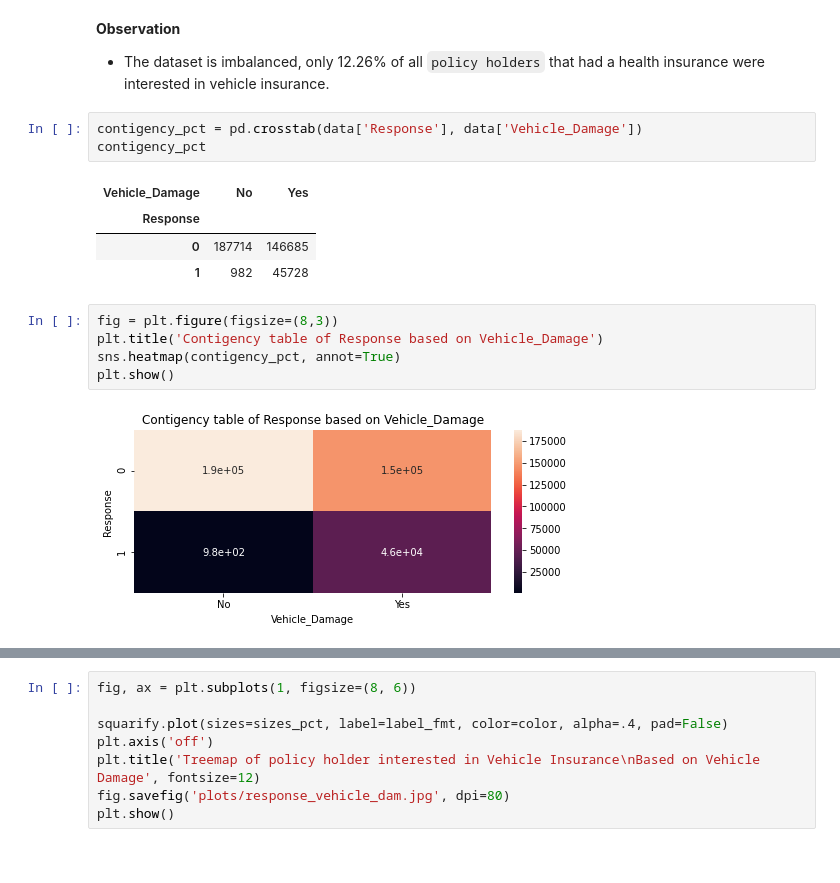
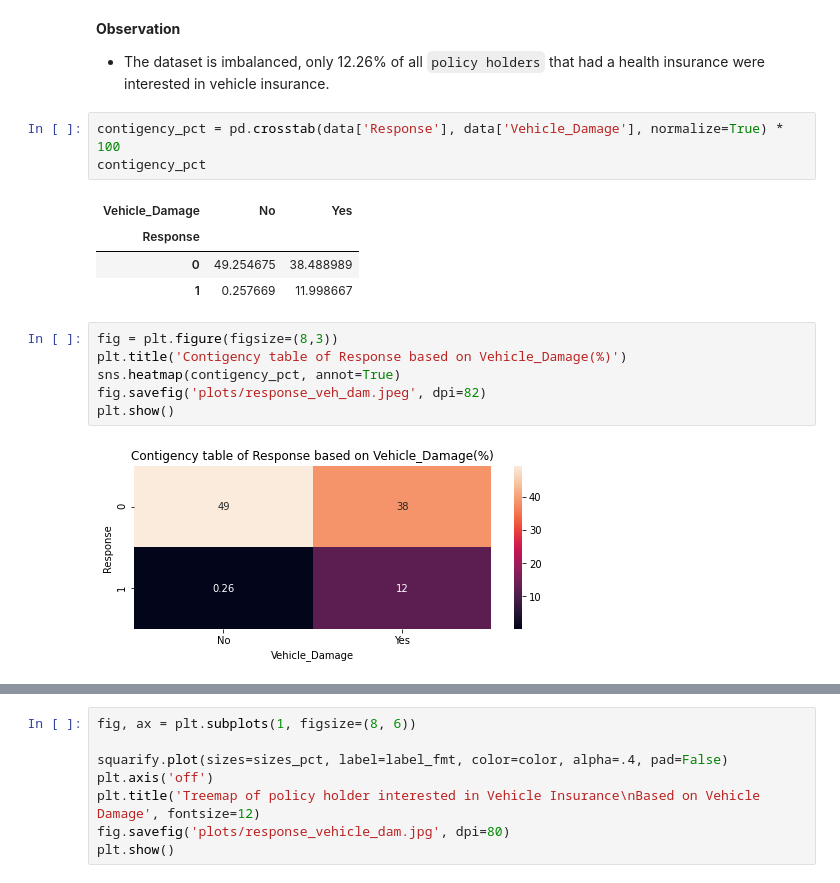
Before and after one commit to samie-hash/insurance-prediction, a Jupyter notebook: DataAnalysisAndViz/analysis.ipynb, the cells around one changed output, grey strips where cells are left out. Drawn from its saved outputs; the diff is of its cells as text.

```diff
--- a/DataAnalysisAndViz/analysis.ipynb
+++ b/DataAnalysisAndViz/analysis.ipynb
@@ -102,17 +102,18 @@ plt.show()
 **Observation**
 - The dataset is imbalanced, only 12.26% of all `policy holders` that had a health insurance were interested in vehicle insurance.
 # %%
-contigency_pct = pd.crosstab(data['Response'], data['Vehicle_Damage'])
+contigency_pct = pd.crosstab(data['Response'], data['Vehicle_Damage'], normalize=True) * 100
 contigency_pct
 # %% [output]
 | Vehicle_Damage | No | Yes |
 | Response |  |  |
-| 0 | 187714 | 146685 |
-| 1 | 982 | 45728 |
+| 0 | 49.254675 | 38.488989 |
+| 1 | 0.257669 | 11.998667 |
 # %%
 fig = plt.figure(figsize=(8,3))
-plt.title('Contigency table of Response based on Vehicle_Damage')
+plt.title('Contigency table of Response based on Vehicle_Damage(%)')
 sns.heatmap(contigency_pct, annot=True)
+fig.savefig('plots/response_veh_dam.jpeg', dpi=82)
 plt.show()
 # %% [output]
-[figure, old version]
+[figure, new version]
```
Also changed, not shown: parts of 25 cells of this notebook, 3 other files.
